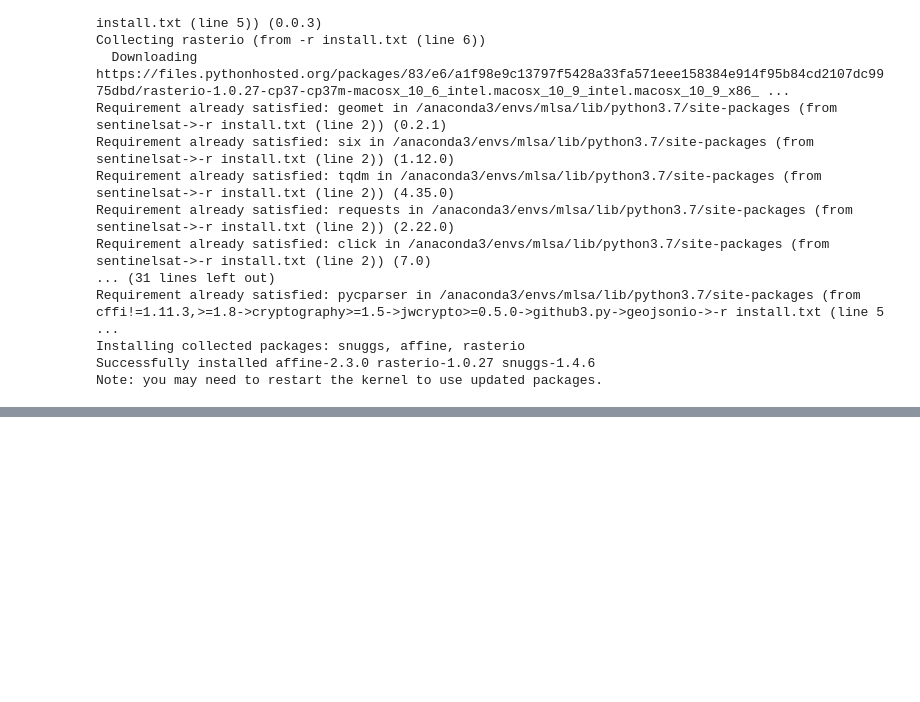
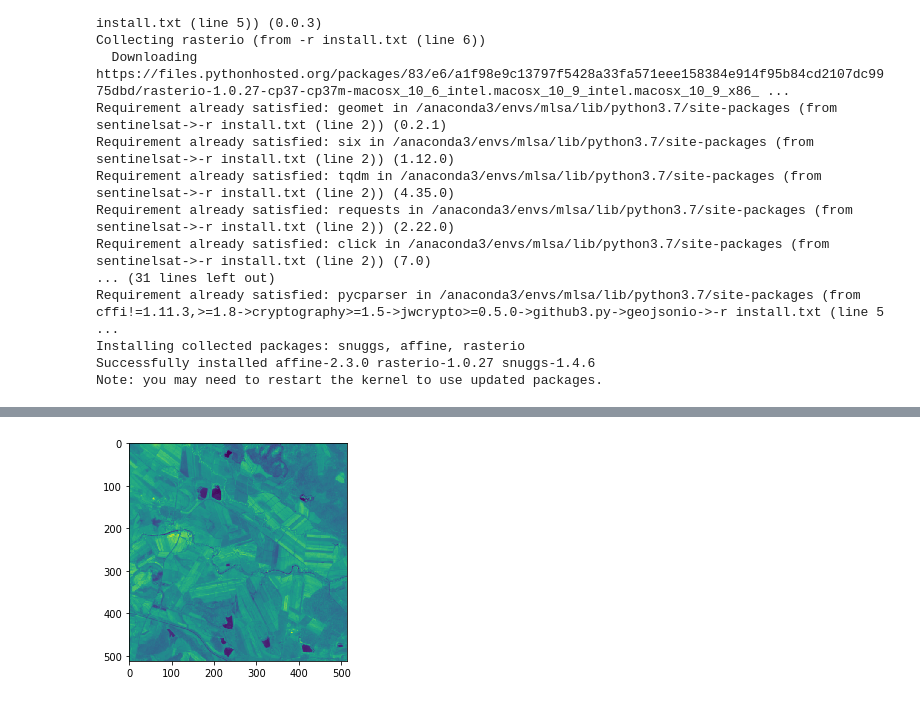
Before and after one commit to Phoebe0222/datathon, a Jupyter notebook: agri-indexes/NDVI.ipynb, the cells around one changed output, grey strips where cells are left out. Saved outputs shown, nothing was run; the diff lists cells and outputs as text; code cells hidden in the pictures; blank space fills up the shorter version.

```diff
--- a/agri-indexes/NDVI.ipynb
+++ b/agri-indexes/NDVI.ipynb
@@ -119,0 +207,4 @@ print(np.nanmin(ndvi_scale));print(np.nanmax(ndvi_scale))
+# %%
+FCI(TILE_X, TILE_Y,'2016-12-22')
+# %% [output]
+[figure, added]
```
Also changed, not shown: parts of 11 cells of this notebook, 3 other files.
